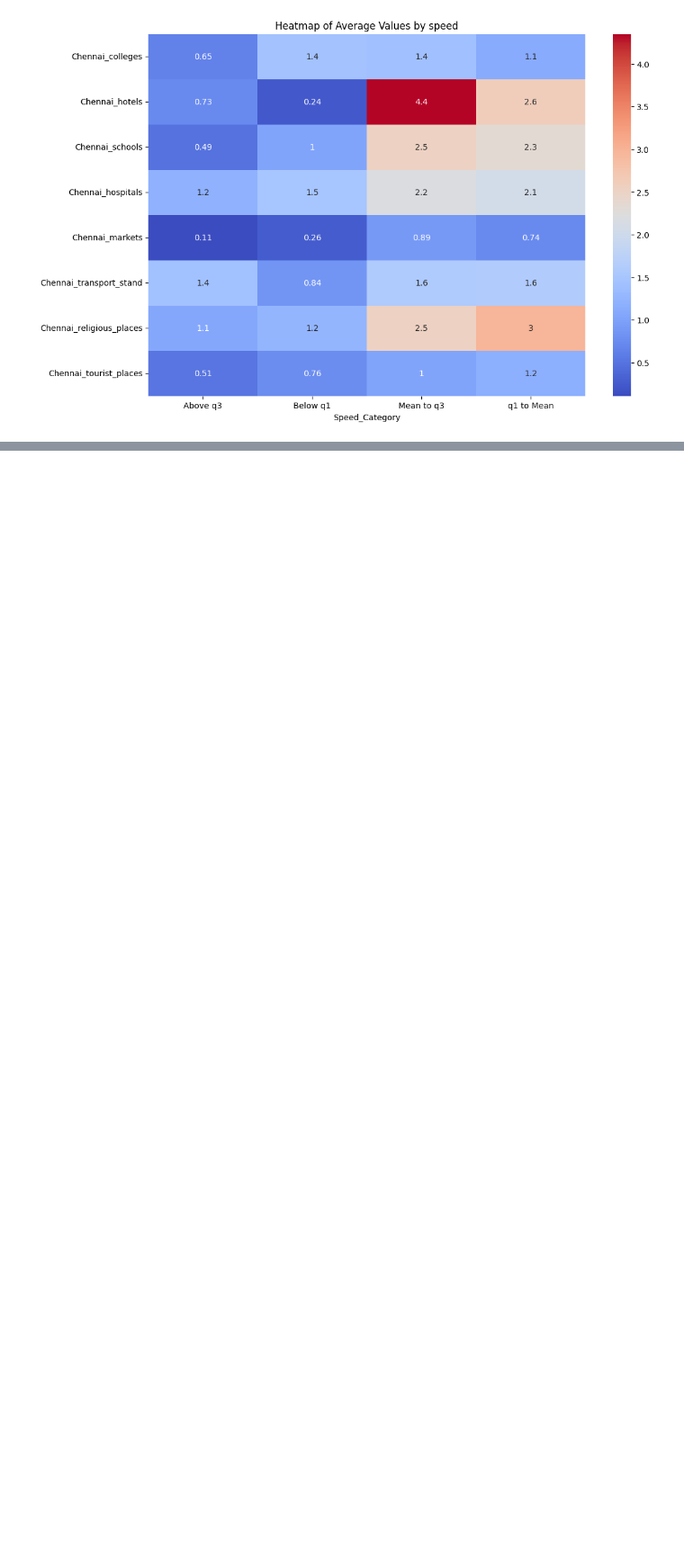
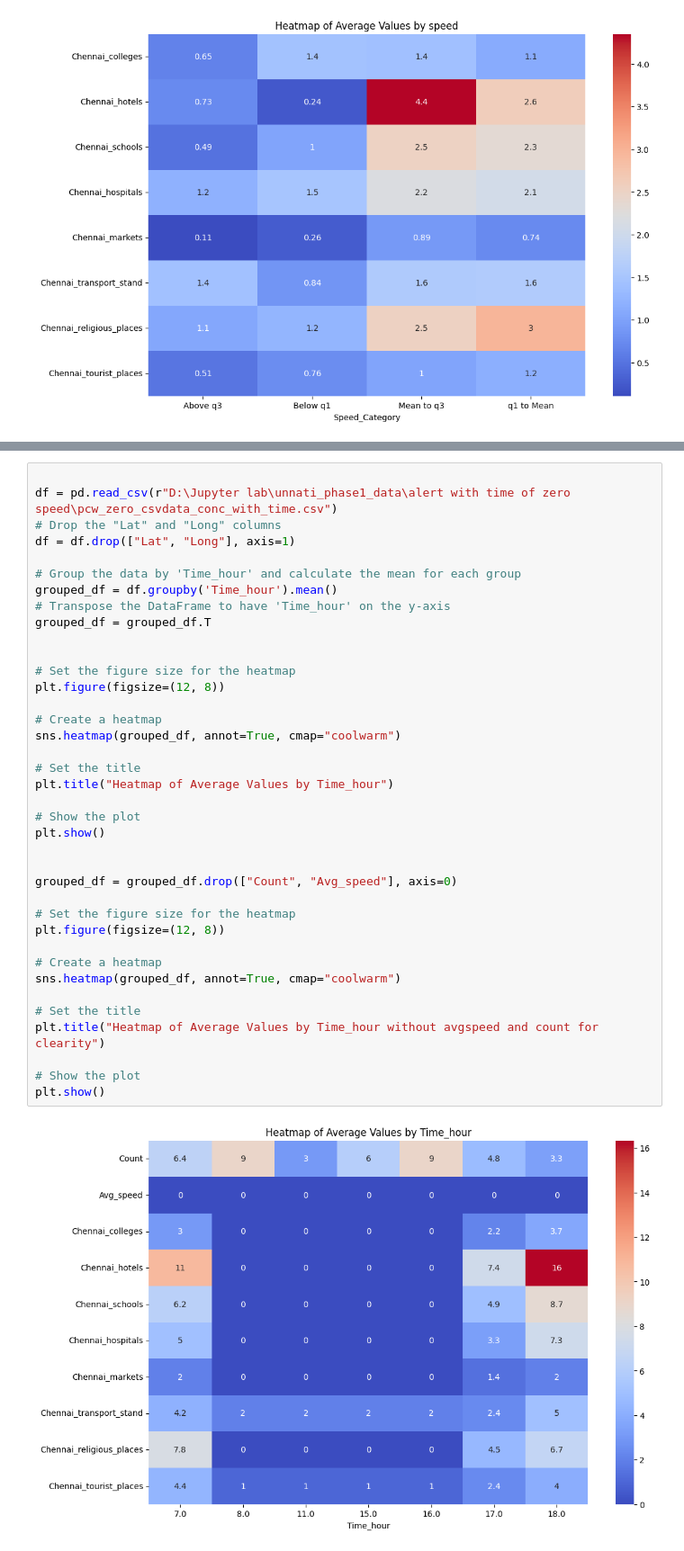
Before and after one commit to shivam-kumar-thakur/adas-data-analysis, a Jupyter notebook: pcw.ipynb, the cells around one changed output, grey strips where cells are left out. Shown at 90% size. Cells and saved outputs as stored; diff of their text form; blank space fills up the shorter version.

Commit message:
New Data

```diff
--- a/pcw.ipynb
+++ b/pcw.ipynb
@@ -344,0 +349,40 @@ avg speed waha chal raha jaha school hotel college etc hai. And extra bhi likh s
+# %%
+
+df = pd.read_csv(r"D:\Jupyter lab\unnati_phase1_data\alert with time of zero speed\pcw_zero_csvdata_conc_with_time.csv")
+# Drop the "Lat" and "Long" columns
+df = df.drop(["Lat", "Long"], axis=1)
+
+# Group the data by 'Time_hour' and calculate the mean for each group
+grouped_df = df.groupby('Time_hour').mean()
+# Transpose the DataFrame to have 'Time_hour' on the y-axis
+grouped_df = grouped_df.T
+
+
+# Set the figure size for the heatmap
+plt.figure(figsize=(12, 8))
+
+# Create a heatmap
+sns.heatmap(grouped_df, annot=True, cmap="coolwarm")
+
+# Set the title
+plt.title("Heatmap of Average Values by Time_hour")
+
+# Show the plot
+plt.show()
+
+
+grouped_df = grouped_df.drop(["Count", "Avg_speed"], axis=0)
+
+# Set the figure size for the heatmap
+plt.figure(figsize=(12, 8))
+
+# Create a heatmap
+sns.heatmap(grouped_df, annot=True, cmap="coolwarm")
+
+# Set the title
+plt.title("Heatmap of Average Values by Time_hour without avgspeed and count for clearity")
+
+# Show the plot
+plt.show()
+# %% [output]
+[figure, added]
```
Also changed, not shown: parts of 3 cells of this notebook, 31 other files.
